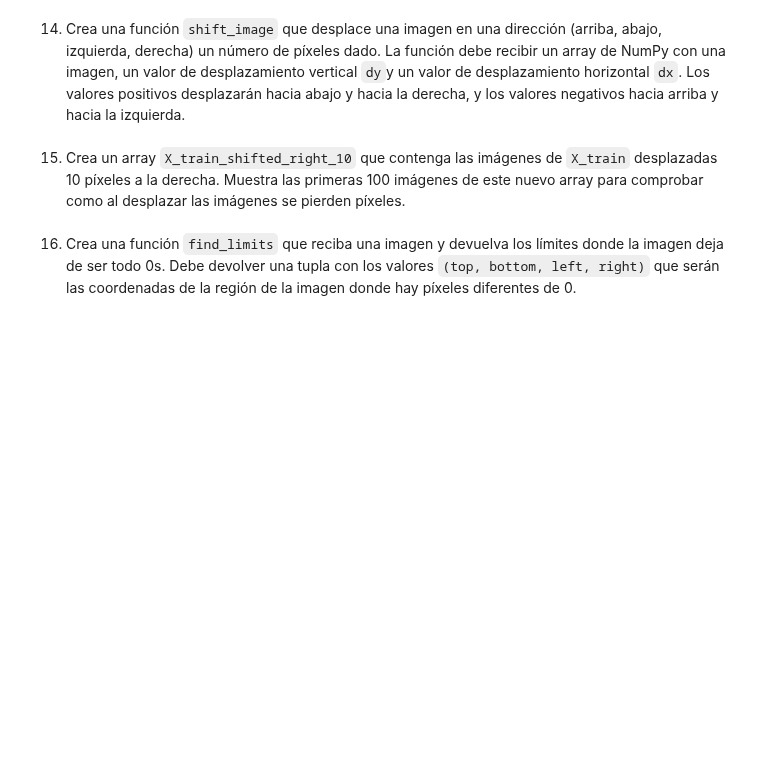
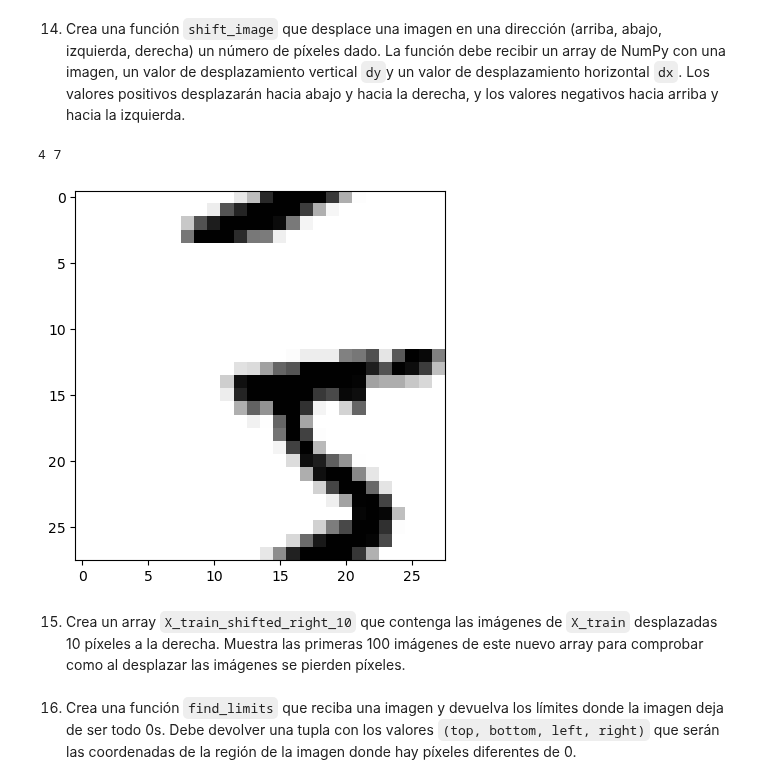
Before and after one commit to Mariorb88/pia, a Jupyter notebook: tarea5.ipynb, the cells around one changed output. Drawn from its saved outputs; the diff is of its cells as text; code cells hidden in the pictures; blank space fills up the shorter version.

```diff
--- a/tarea5.ipynb
+++ b/tarea5.ipynb
@@ -334,5 +334,20 @@ plot_image(X_train_noisy_binarized[0])
 # %% [markdown]
 14. Crea una función `shift_image` que desplace una imagen en una dirección (arriba, abajo, izquierda, derecha) un número de píxeles dado. La función debe recibir un array de NumPy con una imagen, un valor de desplazamiento vertical `dy`y un valor de desplazamiento horizontal `dx`. Los valores positivos desplazarán hacia abajo y hacia la derecha, y los valores negativos hacia arriba y hacia la izquierda.
+# %%
+def shift_image(array, dy, dx):
+    print(str(dy) + ' ' +str(dx))
+
+    array_new = array.copy()
+
+    array_new = np.roll(array_new, shift = dx, axis = 0)
+    array_new = np.roll(array_new, shift = dy, axis = 1)
+
+    plot_image(array_new)
+
+shift_image(X_train[0], 4, 7)
+# %% [output]
+4 7
+[figure, added]
 # %% [markdown]
 15. Crea un array `X_train_shifted_right_10` que contenga las imágenes de `X_train` desplazadas 10 píxeles a la derecha. Muestra las primeras 100 imágenes de este nuevo array para comprobar como al desplazar las imágenes se pierden píxeles.
 # %% [markdown]
```
Also changed, not shown: parts of 3 cells of this notebook.
